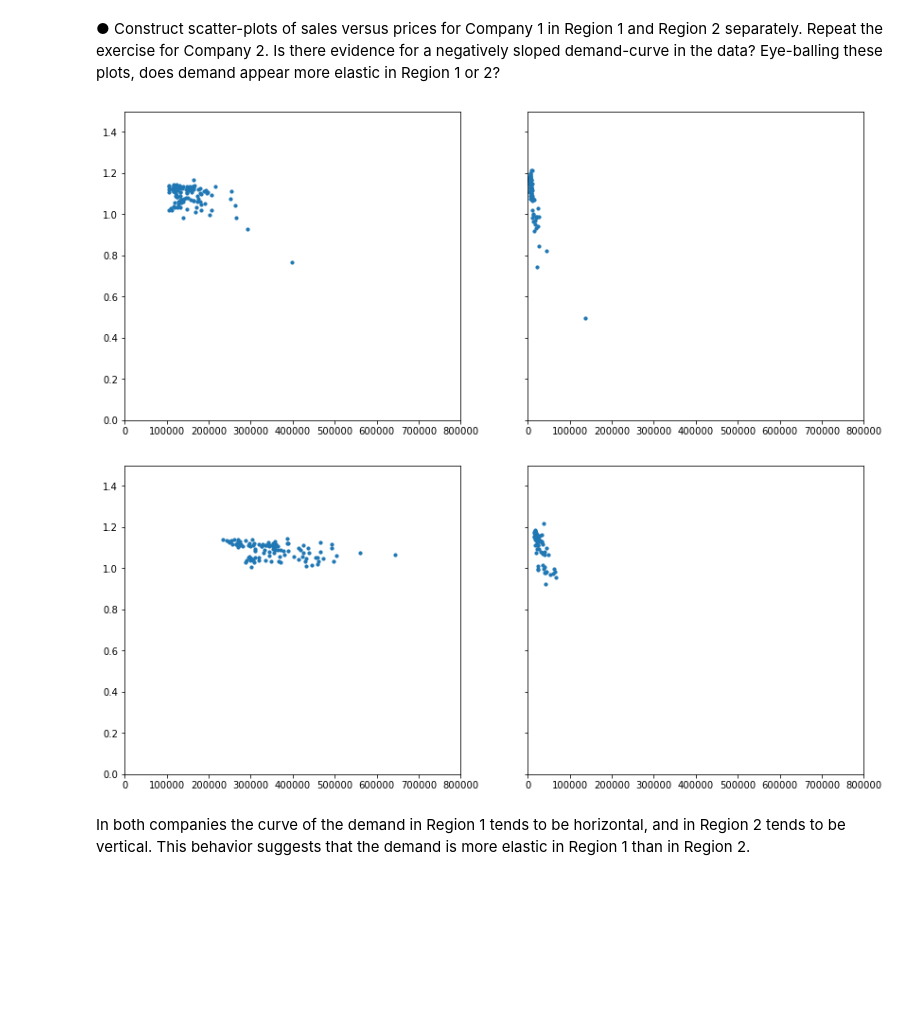
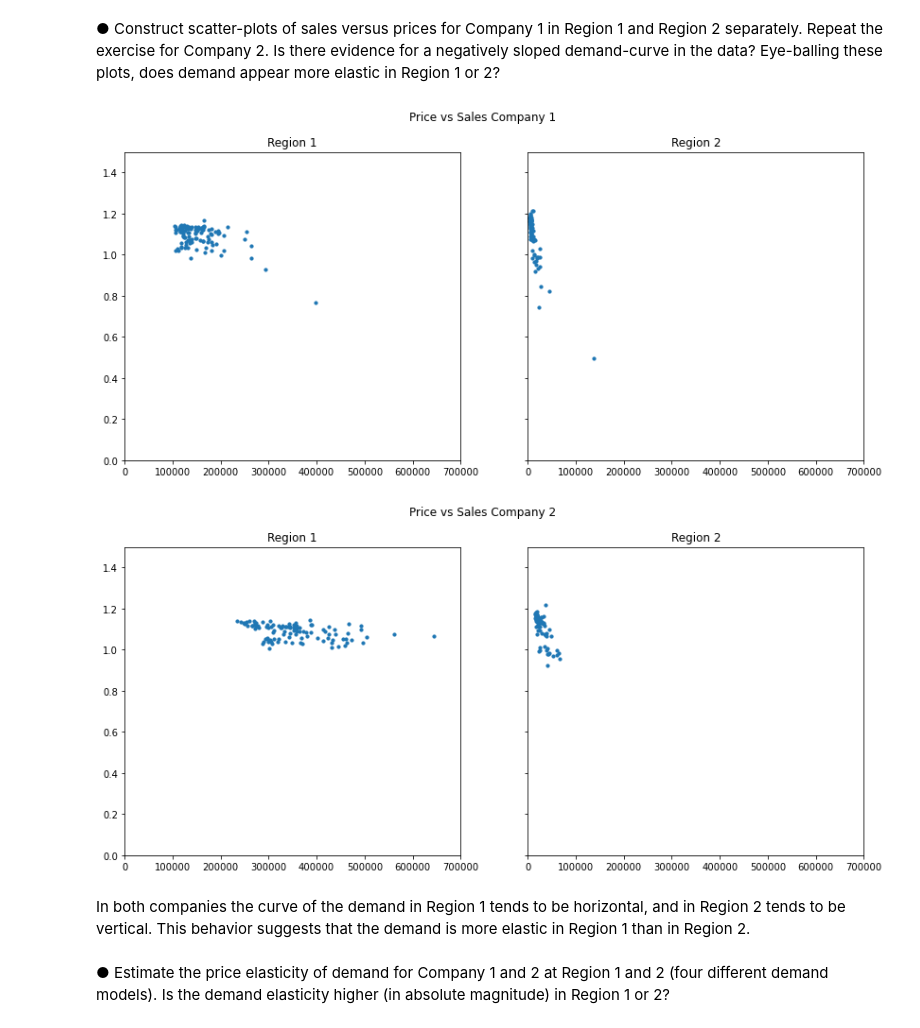
Before and after one commit to hinojosaad/Damavis-Challenge, a Jupyter notebook: Damavis Data Science Challenge Ex 2.ipynb, the cells around one changed output. Drawn from its saved outputs; the diff is of its cells as text; code cells hidden in the pictures; blank space fills up the shorter version.

```diff
--- a/Damavis Data Science Challenge Ex 2.ipynb
+++ b/Damavis Data Science Challenge Ex 2.ipynb
@@ -133,21 +102,35 @@ r2_c2.drop(columns="Date", inplace=True)
 r2_c2.sort_values('Sales_U',ignore_index=True ,inplace =True)
 # %%
 fig, (ax1, ax2) = plt.subplots(1, 2,figsize=(14,6),sharex=True ,sharey=True,)
+fig.suptitle("Price vs Sales Company 1")
+
 ax1.scatter(r1_c1["Sales_U"],r1_c1["Price_USD"],s=10)
-ax1.set_xlim(0,800000)
+ax1.set_xlim(0,700000)
 ax1.set_ylim(0,1.5)
+ax1.set_title("Region 1")
+
 ax2.scatter(r2_c1["Sales_U"],r2_c1["Price_USD"],s=10)
+ax2.set_title("Region 2")
+
 plt.show()
 # %% [output]
-[figure, old version]
+[figure, new version]
 # %%
-fig, (ax1, ax2) = plt.subplots(1, 2,figsize=(14,6),sharex=True ,sharey=True)
+fig, (ax1, ax2) = plt.subplots(1, 2,figsize=(14,6),sharex=True ,sharey=True,)
+fig.suptitle("Price vs Sales Company 2")
+
 ax1.scatter(r1_c2["Sales_U"],r1_c2["Price_USD"],s=10)
-ax1.set_xlim(0,800000)
+ax1.set_xlim(0,700000)
 ax1.set_ylim(0,1.5)
+ax1.set_title("Region 1")
+
 ax2.scatter(r2_c2["Sales_U"],r2_c2["Price_USD"],s=10)
+ax2.set_title("Region 2")
+
 plt.show()
 # %% [output]
-[figure, old version]
+[figure, new version]
 # %% [markdown]
 In both companies the curve of the demand in Region 1 tends to be horizontal, and in Region 2 tends to be vertical. This  behavior suggests that the demand is more elastic in Region 1 than in Region 2.
+# %% [markdown]
+● Estimate the price elasticity of demand for Company 1 and 2 at Region 1 and 2 (four different demand models). Is the demand elasticity higher (in absolute magnitude) in Region 1 or 2?
```
Also changed, not shown: parts of 5 cells of this notebook.
